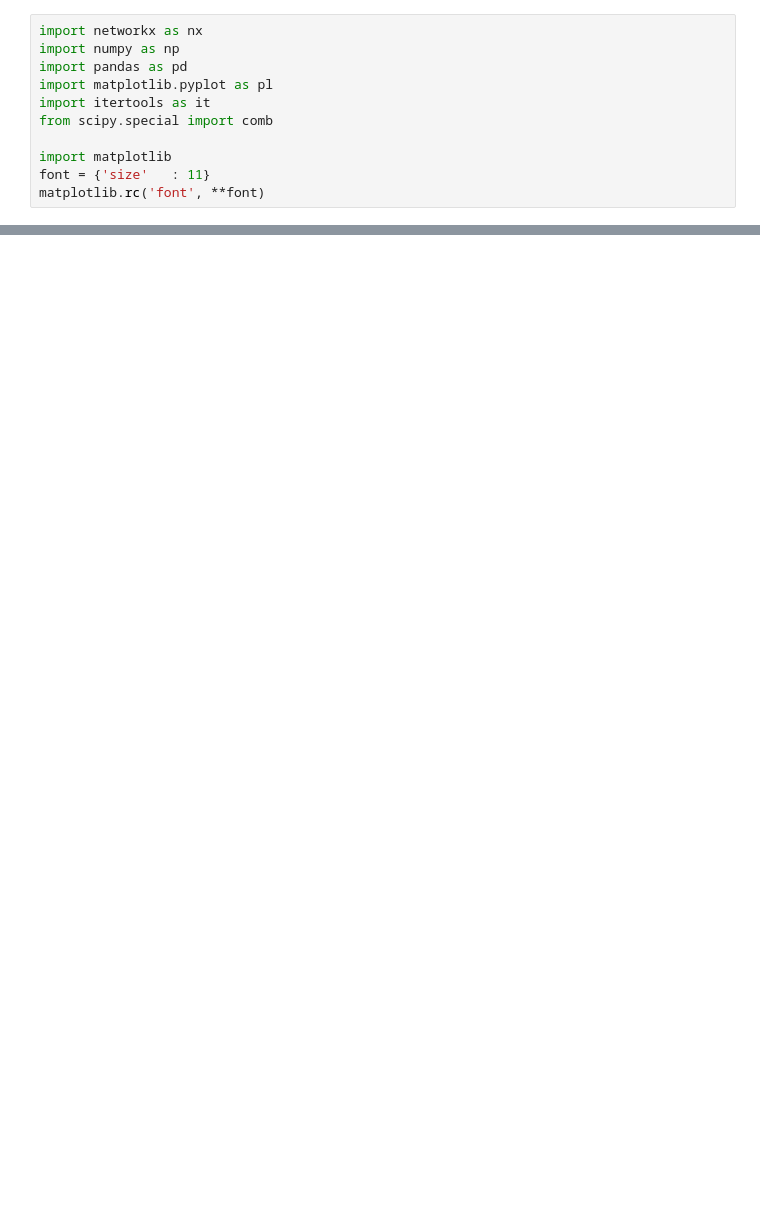
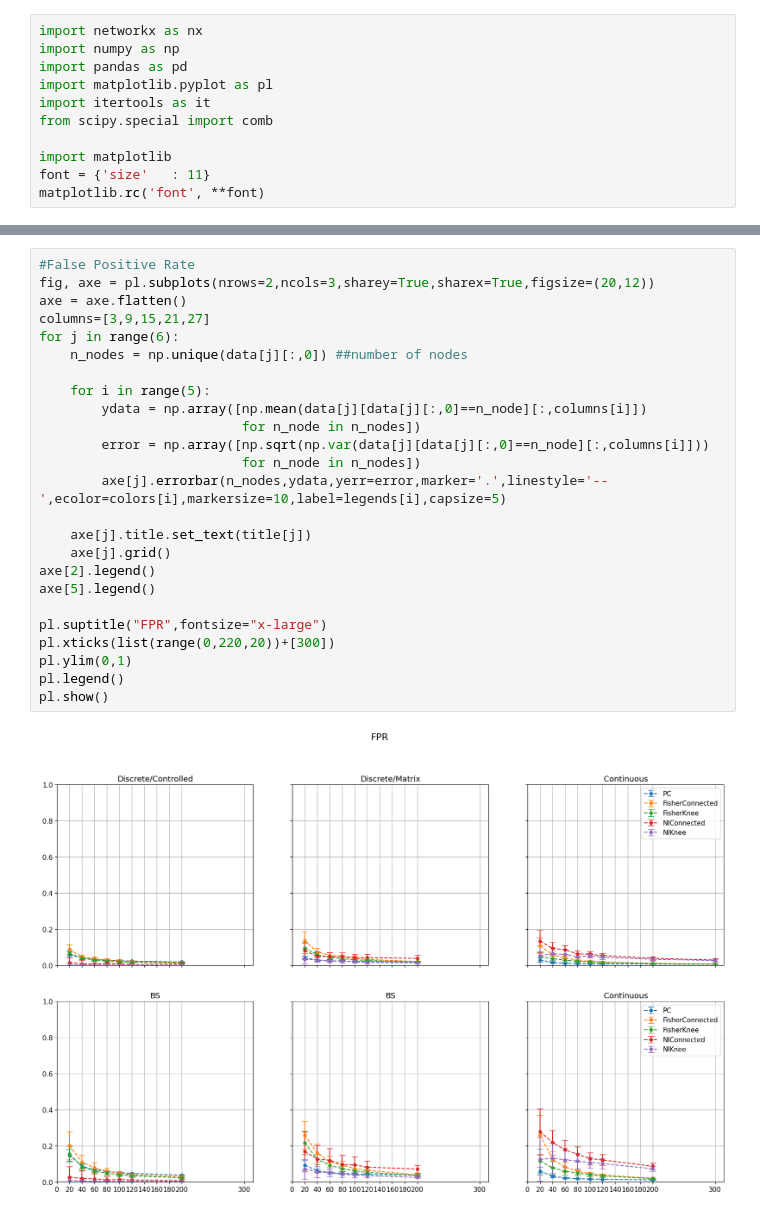
Before and after one commit to F-Barroso/Inference, a Jupyter notebook: Synthetic Data_Viewer.ipynb, the cells around one changed output, grey strips where cells are left out. Drawn from its saved outputs; the diff is of its cells as text; blank space fills up the shorter version.

```diff
--- a/Synthetic Data_Viewer.ipynb
+++ b/Synthetic Data_Viewer.ipynb
@@ -116,0 +99,27 @@ pl.show()
+# %%
+#False Positive Rate
+fig, axe = pl.subplots(nrows=2,ncols=3,sharey=True,sharex=True,figsize=(20,12))
+axe = axe.flatten()
+columns=[3,9,15,21,27]
+for j in range(6):
+    n_nodes = np.unique(data[j][:,0]) ##number of nodes
+
+    for i in range(5):
+        ydata = np.array([np.mean(data[j][data[j][:,0]==n_node][:,columns[i]])
+                          for n_node in n_nodes])
+        error = np.array([np.sqrt(np.var(data[j][data[j][:,0]==n_node][:,columns[i]]))
+                          for n_node in n_nodes])
+        axe[j].errorbar(n_nodes,ydata,yerr=error,marker='.',linestyle='--',ecolor=colors[i],markersize=10,label=legends[i],capsize=5)
+
+    axe[j].title.set_text(title[j])
+    axe[j].grid()
+axe[2].legend()
+axe[5].legend()
+
+pl.suptitle("FPR",fontsize="x-large")
+pl.xticks(list(range(0,220,20))+[300])
+pl.ylim(0,1)
+pl.legend()
+pl.show()
+# %% [output]
+[figure, added]
```
Also changed, not shown: parts of 12 cells of this notebook.
